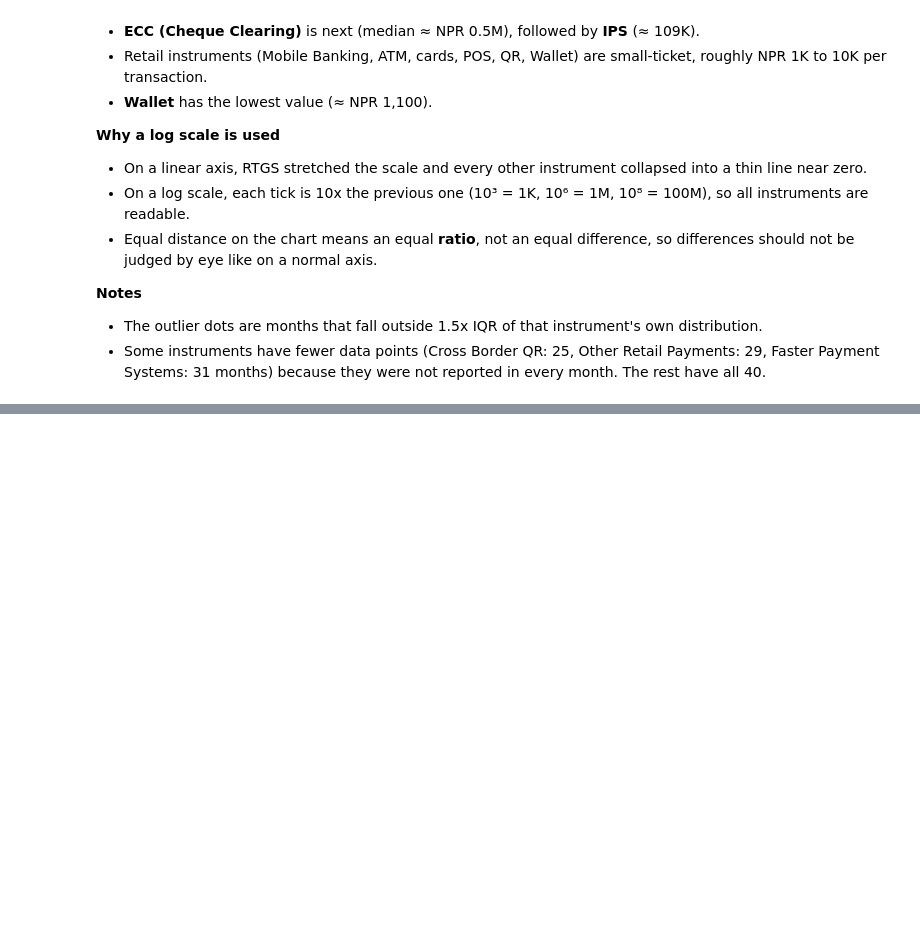
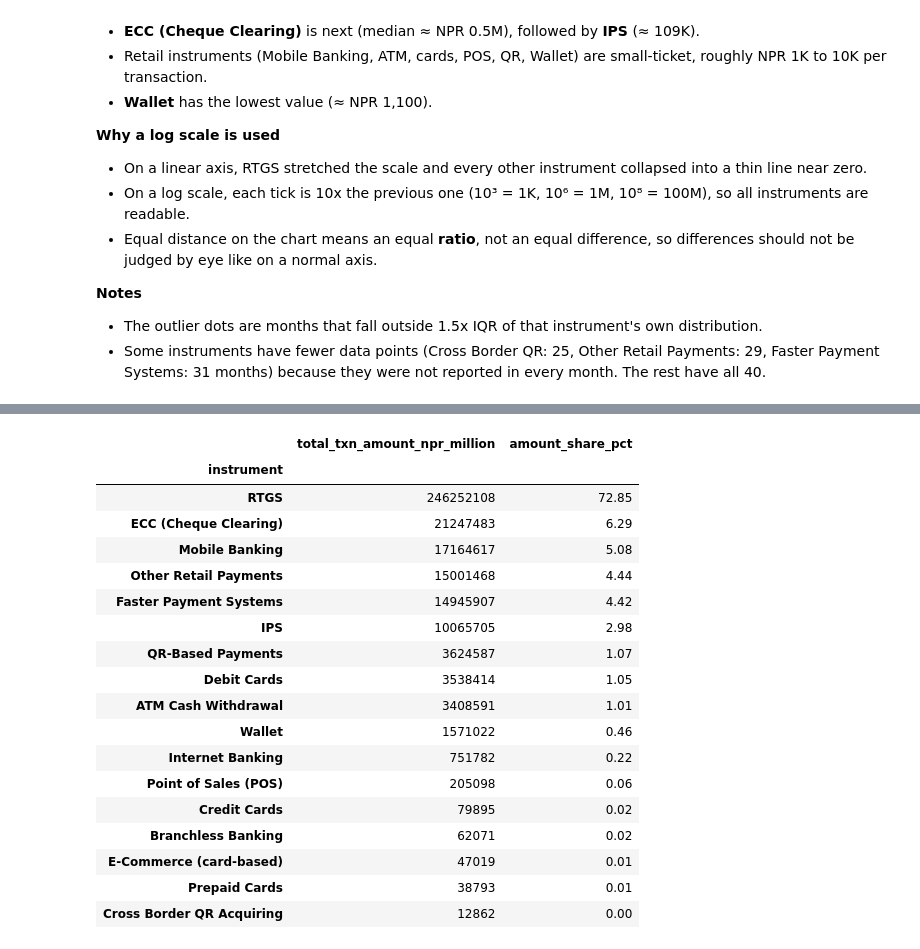
Before and after one commit to Srijan0113/Nepal_Online_Payment_System, a Jupyter notebook: Python/01_file_inspection_and_eda.ipynb, the cells around one changed output, grey strips where cells are left out. Drawn from its saved outputs; the diff is of its cells as text; code cells hidden in the pictures; blank space fills up the shorter version.

```diff
--- a/Python/01_file_inspection_and_eda.ipynb
+++ b/Python/01_file_inspection_and_eda.ipynb
@@ -471,3 +471,38 @@ display(instrument_summary.round(2))
 | E-Commerce (card-based) | 7211077 | 47019 | 40 | 1175.47 |
 | Prepaid Cards | 5035214 | 38793 | 40 | 969.82 |
 | Cross Border QR Acquiring | 4692385 | 12862 | 25 | 514.48 |
+# %%
+# Transaction amount contribution (%)
+instrument_summary["amount_share_pct"] = (
+    instrument_summary["total_txn_amount_npr_million"]
+    / instrument_summary["total_txn_amount_npr_million"].sum()
+) * 100
+
+display(
+    instrument_summary[
+        [
+            "total_txn_amount_npr_million",
+            "amount_share_pct"
+        ]
+    ].round(2)
+)
+# %% [output]
+|  | total_txn_amount_npr_million | amount_share_pct |
+| instrument |  |  |
+| RTGS | 246252108 | 72.85 |
+| ECC (Cheque Clearing) | 21247483 | 6.29 |
+| Mobile Banking | 17164617 | 5.08 |
+| Other Retail Payments | 15001468 | 4.44 |
+| Faster Payment Systems | 14945907 | 4.42 |
+| IPS | 10065705 | 2.98 |
+| QR-Based Payments | 3624587 | 1.07 |
+| Debit Cards | 3538414 | 1.05 |
+| ATM Cash Withdrawal | 3408591 | 1.01 |
+| Wallet | 1571022 | 0.46 |
+| Internet Banking | 751782 | 0.22 |
+| Point of Sales (POS) | 205098 | 0.06 |
+| Credit Cards | 79895 | 0.02 |
+| Branchless Banking | 62071 | 0.02 |
+| E-Commerce (card-based) | 47019 | 0.01 |
+| Prepaid Cards | 38793 | 0.01 |
+| Cross Border QR Acquiring | 12862 | 0.00 |
```
Also changed, not shown: parts of 1 cell of this notebook.
